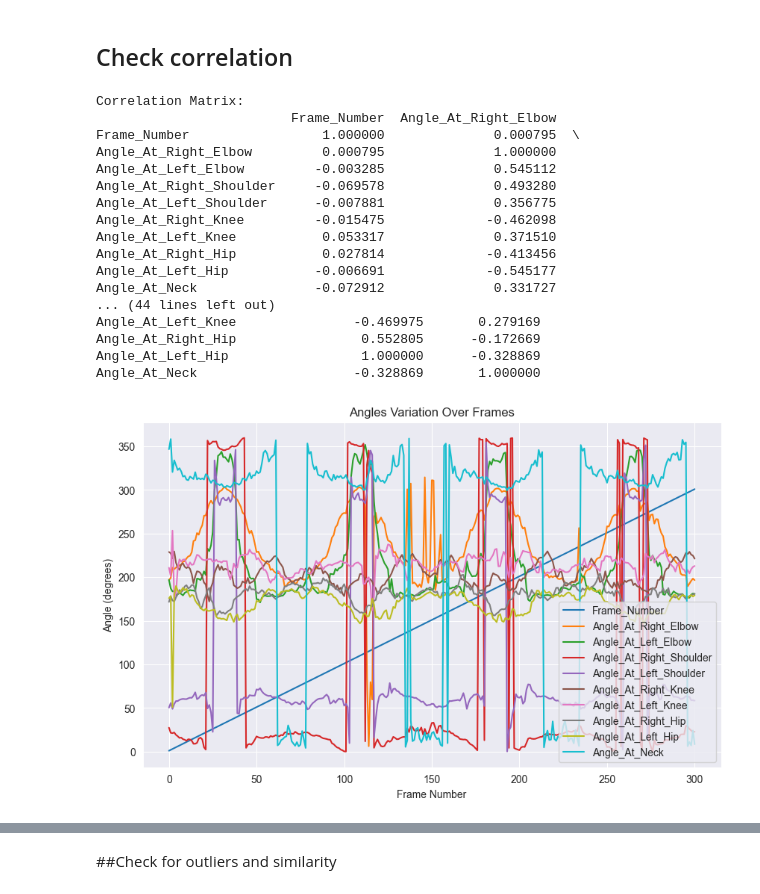
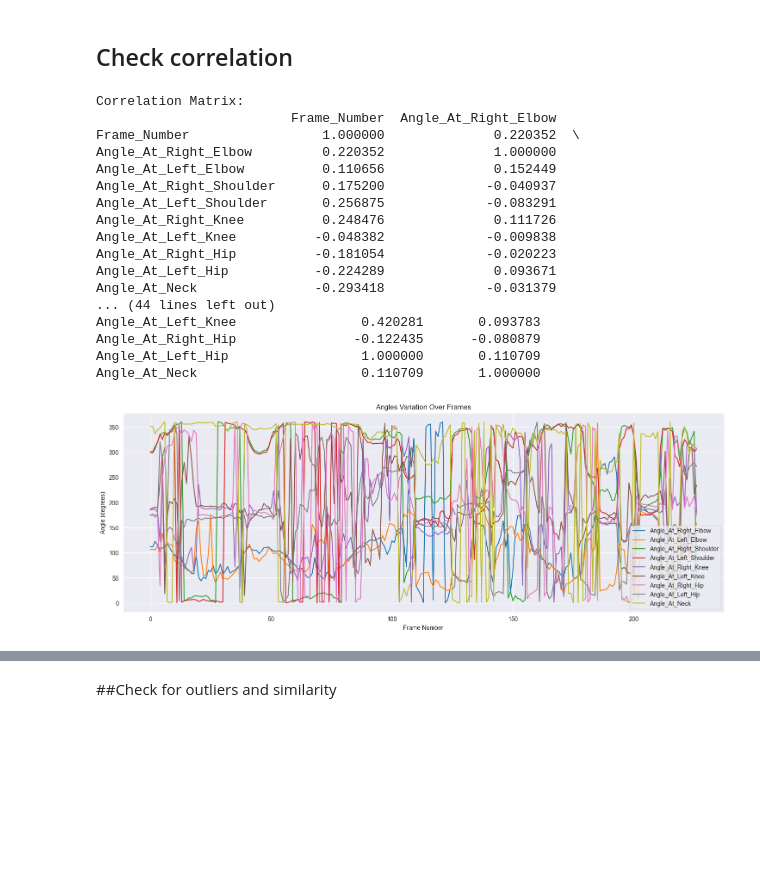
Before and after one commit to SanukaJayasinghe/DSGP-Group28, a Jupyter notebook: Analyze_Data.ipynb, the cells around one changed output, grey strips where cells are left out. Drawn from its saved outputs; the diff is of its cells as text; code cells hidden in the pictures; blank space fills up the shorter version.

```diff
--- a/Analyze_Data.ipynb
+++ b/Analyze_Data.ipynb
@@ -8,7 +10,7 @@ import pandas as pd
 import matplotlib.pyplot as plt
 import math
 # %%
-video_name = 'PushUp.mp4'
+video_name = 'WPushUp.mp4'
 video_path = 'Videos/' + video_name
 dataset_name = 'pose_landmark_data_' + video_name.split('.')[0] + '.xlsx'
 dataset_path = 'Datasets/'
@@ -64,11 +66,11 @@ for i in range(len(df.columns[1:])):
 # Assuming df is your DataFrame
 def calculate_angle(row):
     import math
+    row = abs(row)
+
     # Accessing columns by their index positions (0 to 5) from the row
     radians = math.atan2(row[5] - row[3], row[4] - row[2]) - math.atan2(row[1] - row[3], row[0] - row[2])
     angle = math.degrees(radians)
     if angle < 0:
         angle += 360
-    # if angle >= -50:
-    #   angle = -50
     return angle
@@ -183,38 +202,39 @@ print(correlation_matrix)
 # %% [output]
 Correlation Matrix:
                          Frame_Number  Angle_At_Right_Elbow
-Frame_Number                 1.000000              0.000795  \
-Angle_At_Right_Elbow         0.000795              1.000000
-Angle_At_Left_Elbow         -0.003285              0.545112
-Angle_At_Right_Shoulder     -0.069578              0.493280
-Angle_At_Left_Shoulder      -0.007881              0.356775
-Angle_At_Right_Knee         -0.015475             -0.462098
-Angle_At_Left_Knee           0.053317              0.371510
-Angle_At_Right_Hip           0.027814             -0.413456
-Angle_At_Left_Hip           -0.006691             -0.545177
-Angle_At_Neck               -0.072912              0.331727
+Frame_Number                 1.000000              0.220352  \
+Angle_At_Right_Elbow         0.220352              1.000000
+Angle_At_Left_Elbow          0.110656              0.152449
+Angle_At_Right_Shoulder      0.175200             -0.040937
+Angle_At_Left_Shoulder       0.256875             -0.083291
+Angle_At_Right_Knee          0.248476              0.111726
+Angle_At_Left_Knee          -0.048382             -0.009838
+Angle_At_Right_Hip          -0.181054             -0.020223
+Angle_At_Left_Hip           -0.224289              0.093671
+Angle_At_Neck               -0.293418             -0.031379
 ... (44 lines left out)
-Angle_At_Left_Knee               -0.469975       0.279169
-Angle_At_Right_Hip                0.552805      -0.172669
-Angle_At_Left_Hip                 1.000000      -0.328869
-Angle_At_Neck                    -0.328869       1.000000
+Angle_At_Left_Knee                0.420281       0.093783
+Angle_At_Right_Hip               -0.122435      -0.080879
+Angle_At_Left_Hip                 1.000000       0.110709
+Angle_At_Neck                     0.110709       1.000000
 # %%
 # Set 'Frame_Number' column as the index for easier plotting
 Angles_df.set_index('Frame_Number', inplace=False)
 
 # Plot all columns (angles) against the frame number
-plt.figure(figsize=(10, 6))  # Adjust figure size as needed
+plt.figure(figsize=(18, 6))  # Adjust figure size as needed
 for column in Angles_df.columns:
-    plt.plot(Angles_df.index, Angles_df[column], label=column)
+    if column != 'Frame_Number':
+        plt.plot(Angles_df.index, Angles_df[column], label=column)
 
 plt.xlabel('Frame Number')
 plt.ylabel('Angle (degrees)')
 plt.title('Angles Variation Over Frames')
 plt.legend()
 plt.grid(True)
 plt.show()
 # %% [output]
-[figure, old version]
+[figure, new version]
 # %%
 Angles_df
 # %% [output]
```
Also changed, not shown: parts of 12 cells of this notebook, 11 other files.
